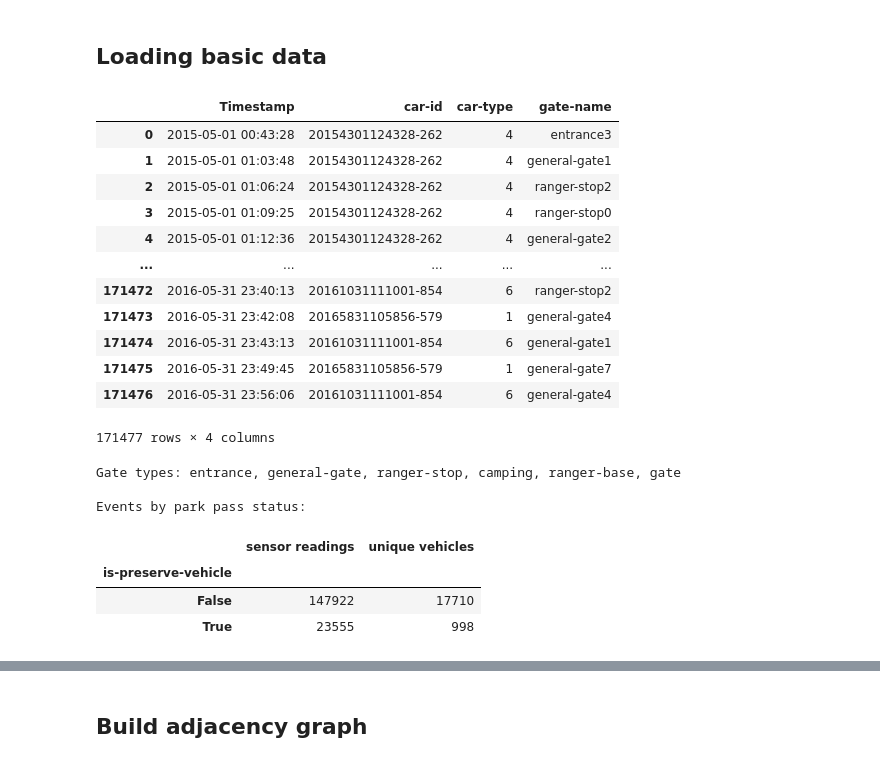
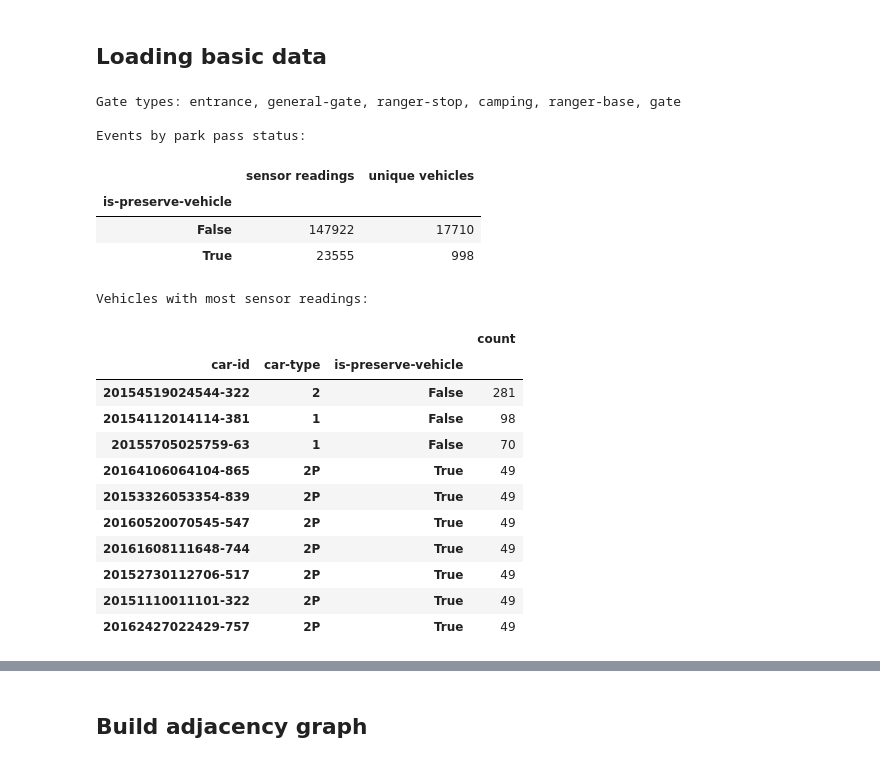
Before and after one commit to controversial/cs178-final-project, a Jupyter notebook: week-2-exploration.ipynb, the cells around one changed output, grey strips where cells are left out. Saved outputs shown, nothing was run; the diff lists cells and outputs as text; code cells hidden in the pictures.

```diff
--- a/week-2-exploration.ipynb
+++ b/week-2-exploration.ipynb
@@ -6,41 +6,41 @@ import numpy as np
 import time
 import re
 from IPython.display import display
-
-df = pd.read_csv("MC1/Lekagul Sensor Data.csv")
-df
-# %% [output]
-|  | Timestamp | car-id | car-type | gate-name |
-| 0 | 2015-05-01 00:43:28 | 20154301124328-262 | 4 | entrance3 |
-| 1 | 2015-05-01 01:03:48 | 20154301124328-262 | 4 | general-gate1 |
-| 2 | 2015-05-01 01:06:24 | 20154301124328-262 | 4 | ranger-stop2 |
-| 3 | 2015-05-01 01:09:25 | 20154301124328-262 | 4 | ranger-stop0 |
-| 4 | 2015-05-01 01:12:36 | 20154301124328-262 | 4 | general-gate2 |
-| ... | ... | ... | ... | ... |
-| 171472 | 2016-05-31 23:40:13 | 20161031111001-854 | 6 | ranger-stop2 |
-| 171473 | 2016-05-31 23:42:08 | 20165831105856-579 | 1 | general-gate4 |
-| 171474 | 2016-05-31 23:43:13 | 20161031111001-854 | 6 | general-gate1 |
-| 171475 | 2016-05-31 23:49:45 | 20165831105856-579 | 1 | general-gate7 |
-| 171476 | 2016-05-31 23:56:06 | 20161031111001-854 | 6 | general-gate4 |
-171477 rows × 4 columns
 # %%
+df = pd.read_csv("MC1/Lekagul Sensor Data.csv")
+
 # Parse timestamps
 df["Timestamp"] = pd.to_datetime(df["Timestamp"])
 
 # Parse gate type from gate ID
 df["gate-type"] = df["gate-name"].str.extract(re.compile(r"^([a-zA-Z\-]+)[0-9]+$"))[0].fillna(df["gate-name"])
 print("Gate types:", ', '.join(df["gate-type"].unique()))
 
 # Parse whether the vehicle is an official preserve vehicle
 df["is-preserve-vehicle"] = df["car-type"].str.endswith("P")
 print("\nEvents by park pass status:")
 display(df.reset_index().groupby("is-preserve-vehicle").agg({ "index": "count", "car-id": "nunique" }).rename(columns={ "index": "sensor readings", "car-id": "unique vehicles" }))
+print("\nVehicles with most sensor readings:")
+display(df.groupby(["car-id", "car-type", "is-preserve-vehicle"]).agg({ "Timestamp": "count" }).rename(columns={ "Timestamp": "count" }).sort_values("count", ascending=False).head(10))
 # %% [output]
 Gate types: entrance, general-gate, ranger-stop, camping, ranger-base, gate
 
 Events by park pass status:
 |  | sensor readings | unique vehicles |
 | is-preserve-vehicle |  |  |
 | False | 147922 | 17710 |
 | True | 23555 | 998 |
+Vehicles with most sensor readings:
+|  |  |  | count |
+| car-id | car-type | is-preserve-vehicle |  |
+| 20154519024544-322 | 2 | False | 281 |
+| 20154112014114-381 | 1 | False | 98 |
+| 20155705025759-63 | 1 | False | 70 |
+| 20164106064104-865 | 2P | True | 49 |
+| 20153326053354-839 | 2P | True | 49 |
+| 20160520070545-547 | 2P | True | 49 |
+| 20161608111648-744 | 2P | True | 49 |
+| 20152730112706-517 | 2P | True | 49 |
+| 20151110011101-322 | 2P | True | 49 |
+| 20162427022429-757 | 2P | True | 49 |
 # %% [markdown]
```
Also changed, not shown: parts of 3 cells of this notebook.
